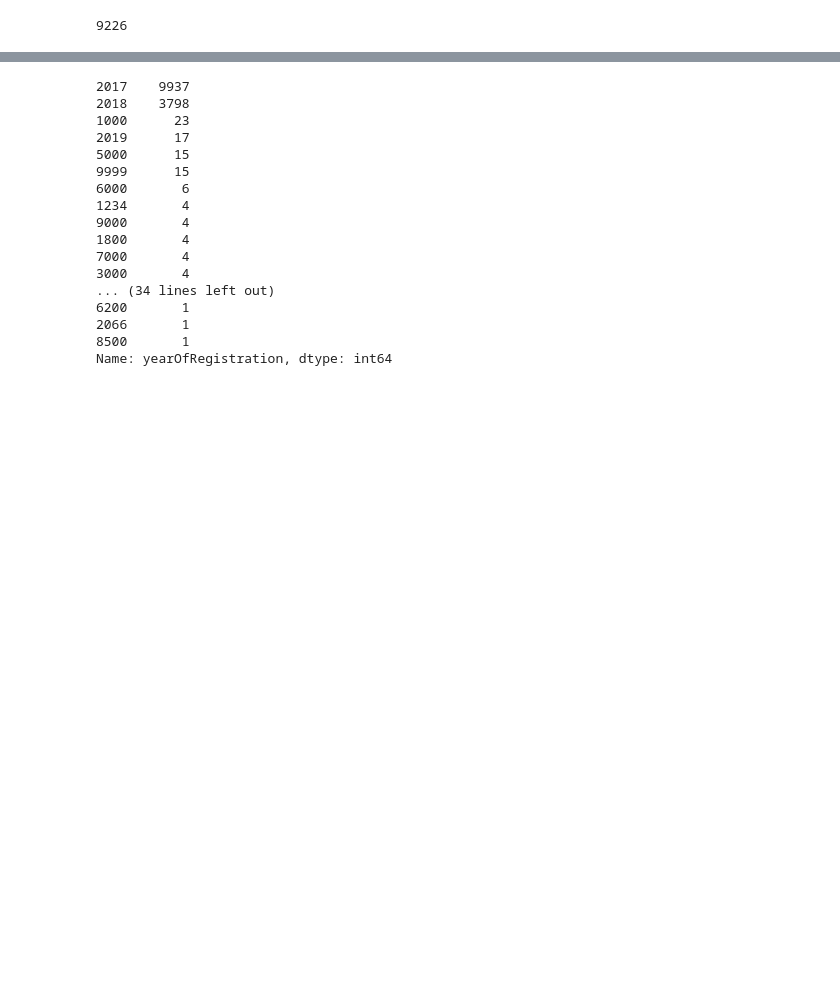
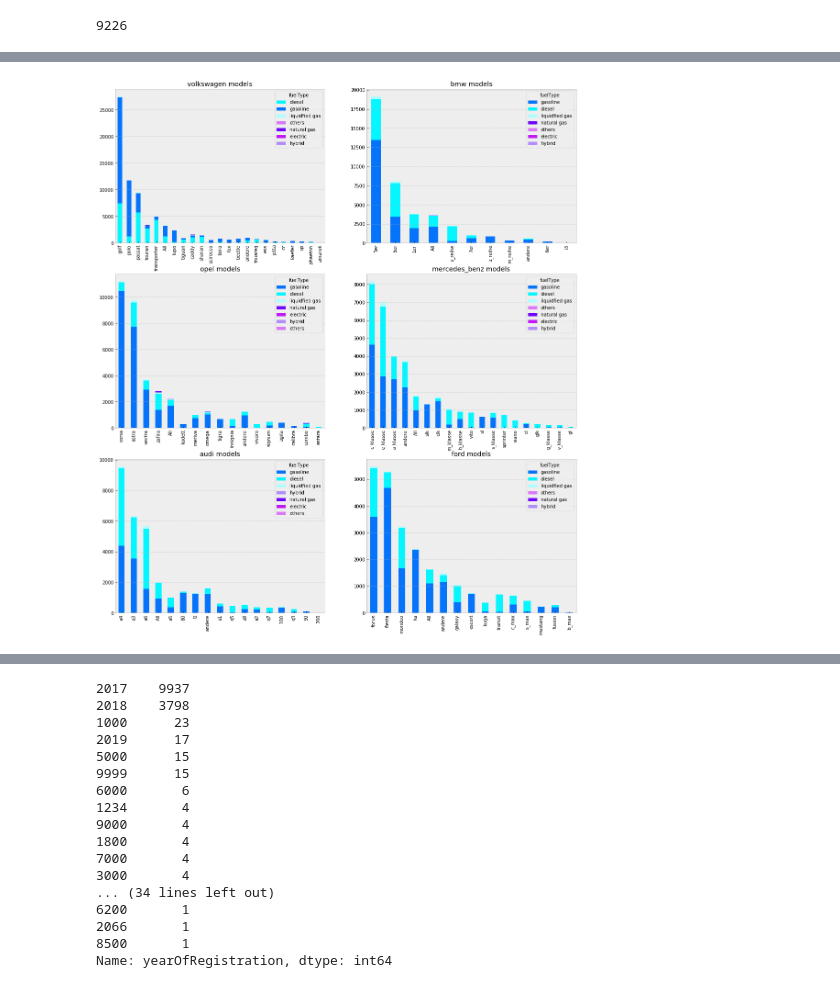
Before and after one commit to thomsu/Ebay-Car-Ads, a Jupyter notebook: CarRegression.ipynb, the cells around one changed output, grey strips where cells are left out. Saved outputs shown, nothing was run; the diff lists cells and outputs as text; code cells hidden in the pictures; blank space fills up the shorter version.

```diff
--- a/CarRegression.ipynb
+++ b/CarRegression.ipynb
@@ -420,0 +435,26 @@ memory usage: 61.9+ MB
+# %%
+fig, axes = plt.subplots(3, 2, figsize=(18, 21))
+colors = {'gasoline':'#0573fa',
+          'diesel':'#05f6ff',
+          'liquidfied gas':'#b0fcff',
+          'natural gas':'#7005fc',
+          'hybrid':'#b18cfa',
+          'electric':'#c116f5',
+          'others':'#da79f7'}
+
+brand = df['brand'].value_counts().index[:6].tolist()
+gbdf = df.groupby(['brand', 'model']).agg({'fuelType':'value_counts'}).rename(columns={'fuelType':'total'}).reset_index()
+gbdf.drop(gbdf.loc[~gbdf['brand'].isin(brand)].index, inplace=True)
+
+for ax, b in zip(axes.flatten(), brand):
+    fuel_type = gbdf.loc[gbdf['brand']==b, 'fuelType'].drop_duplicates()
+    pivotdf = gbdf.loc[gbdf['brand']==b].pivot_table(index='model', columns='fuelType', values='total', margins=True) \
+    .sort_values('All', ascending=False)
+    pivotdf.loc[:, fuel_type].plot.bar(stacked=True, ax=ax, color=[colors[ft] for ft in fuel_type])
+    ax.set_title(f'{b} models')
+    ax.set_xlabel(None)
+    ax.xaxis.grid(False)
+
+plt.show()
+# %% [output]
+[figure, added]
```
Also changed, not shown: parts of 29 cells of this notebook.
